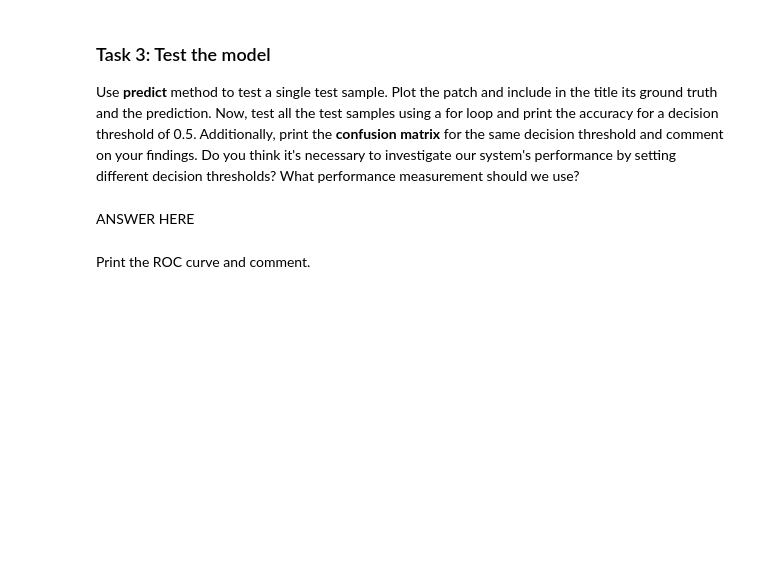
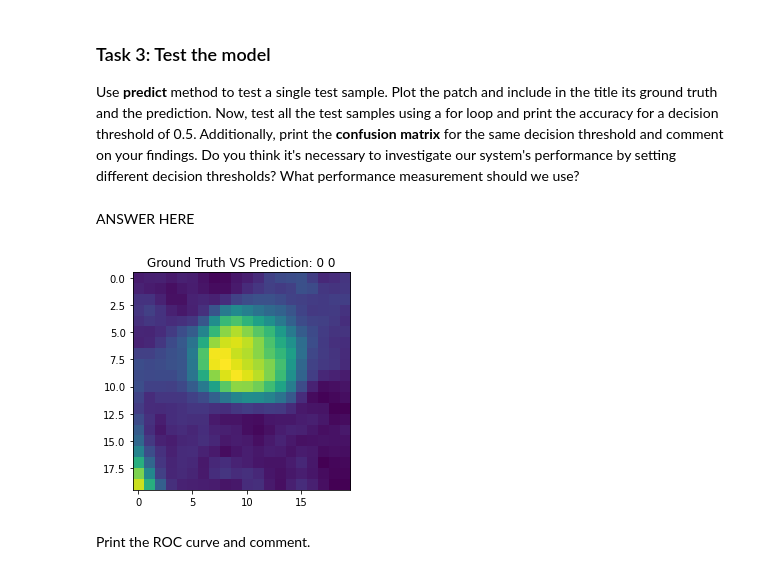
Before and after one commit to Aneruth/Clinical-Decision-Support-System, a Jupyter notebook: WPO5/WPO5.ipynb, the cells around one changed output. Drawn from its saved outputs; the diff is of its cells as text; code cells hidden in the pictures; blank space fills up the shorter version.

```diff
--- a/WPO5/WPO5.ipynb
+++ b/WPO5/WPO5.ipynb
@@ -217,0 +291,13 @@ X_val = test_data.reshape(-1,IMG_SIZE,IMG_SIZE,1)
+# %%
+train_data = np.load("train_data_preprocessed.npy")
+train_labels = np.load("train_labels_preprocessed.npy")
+test_data = np.load("test_data_preprocessed.npy")
+test_labels = np.load("test_labels_preprocessed.npy")
+
+
+print(train_data.shape)
+print(test_data.shape)
+
+
+X = train_data.reshape(-1,20,20,1)
+X_val = test_data.reshape(-1,20,20,1)
@@ -244,6 +426,19 @@ Use **predict** method to test a single test sample. Plot the patch and include
 ANSWER HERE
 # %%
 # Code for Part 2: Task 3
+test_sample = np.reshape(X_val[0], (1,20,20,1), order='C')
+
+prediction_sample = model_fully_connected_single_layer.predict(test_sample)
+# %%
+ground_truth = np.argmax(test_labels[0])
+predicted_value = np.argmax(prediction_sample)
+
+for img in test_sample:
+    plt.imshow(img)
+    plt.title("Ground Truth VS Prediction: "+str(ground_truth)+" "+str(predicted_value))
+    plt.show()
+# %% [output]
+[figure, added]
 # %% [markdown]
 Print the ROC curve and comment.
 # %% [markdown]
```
Also changed, not shown: parts of 37 cells of this notebook, 21 other files.
